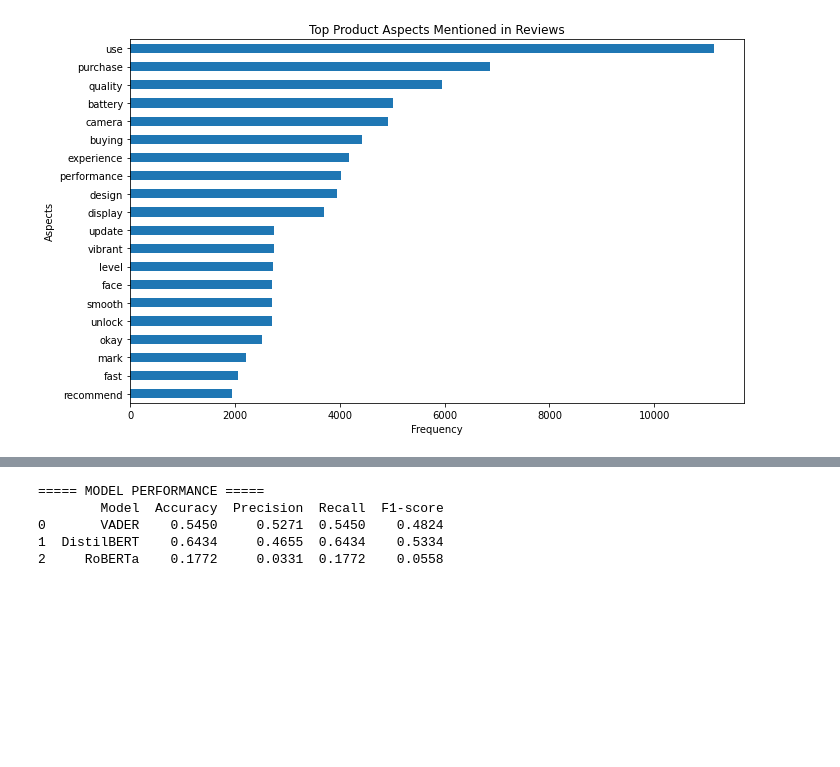
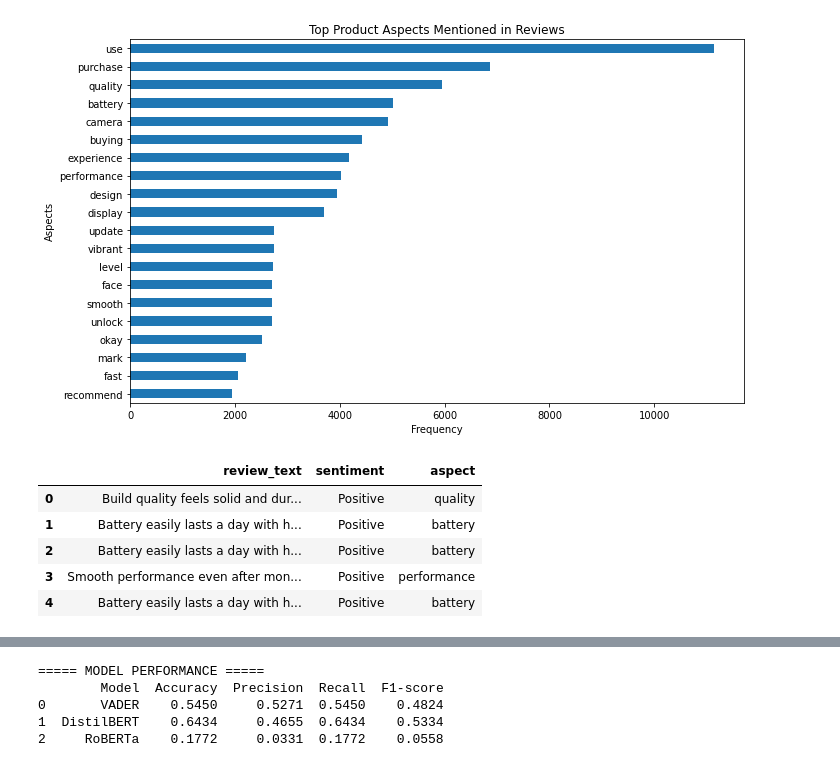
Before and after one commit to unibo-dtm-se-2324-Sentimazon/Sentimazon-Project, a Jupyter notebook: notebooks/Main.ipynb, the cells around one changed output, grey strips where cells are left out. Saved outputs shown, nothing was run; the diff lists cells and outputs as text; code cells hidden in the pictures; blank space fills up the shorter version.

```diff
--- a/notebooks/Main.ipynb
+++ b/notebooks/Main.ipynb
@@ -89,4 +98,15 @@ filtered_noun_counts = get_filtered_noun_counts(data)
 plot_top_product_aspects(filtered_noun_counts)
 # %% [output]
 [figure]
+# %%
+phrasesDF = create_phrases_dataframe(data)
+
+phrasesDF.head()
+# %% [output]
+|  | review_text | sentiment | aspect |
+| 0 | Build quality feels solid and dur... | Positive | quality |
+| 1 | Battery easily lasts a day with h... | Positive | battery |
+| 2 | Battery easily lasts a day with h... | Positive | battery |
+| 3 | Smooth performance even after mon... | Positive | performance |
+| 4 | Battery easily lasts a day with h... | Positive | battery |
 # %%
```
Also changed, not shown: parts of 7 cells of this notebook, 2 other files.
